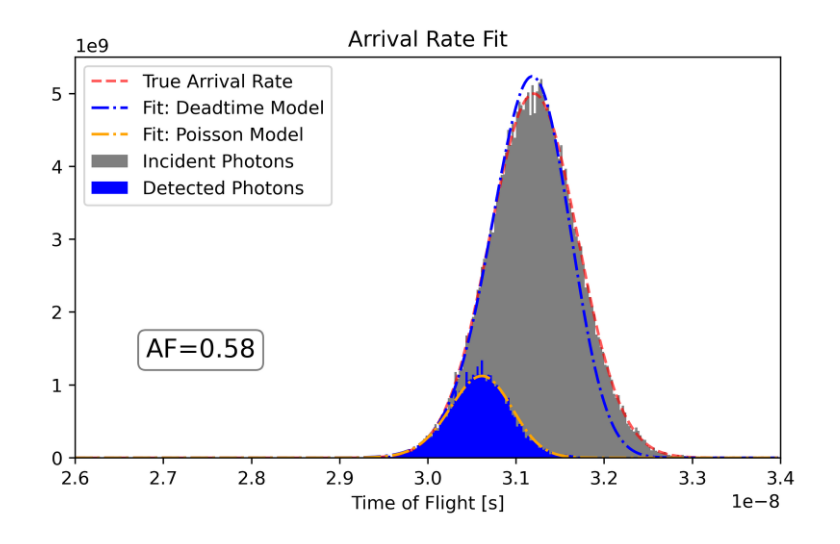
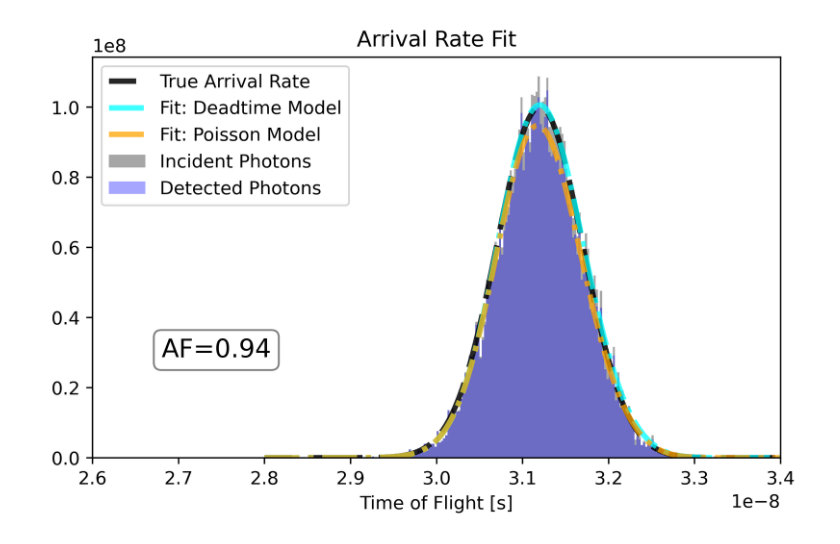
Before and after one commit to gkirchhoff32/ARSENL_backscatter_experiments, a Jupyter notebook: scripts/archived/poster_plots.ipynb, the cells around one changed output. Drawn from its saved outputs; the diff is of its cells as text; code cells hidden in the pictures.

Commit message:
changing contrast on plots for paper

```diff
--- a/scripts/archived/poster_plots.ipynb
+++ b/scripts/archived/poster_plots.ipynb
@@ -13,8 +13,8 @@ if dirLib not in sys.path:
 from load_ARSENL_data import set_binwidth
 # %%
 load_loc = r'C:\Users\Grant\OneDrive - UCB-O365\ARSENL\Experiments\Deadtime_Experiments\Figures\evaluation_loss\compare_deadtime_poisson'
-fname_dead = r'\deadtimeTruerho5.00E+03MHz_use_sim_True.pkl'
-fname_pois = r'\deadtimeFalserho5.00E+03MHz_use_sim_True.pkl'
+fname_dead = r'\deadtimeTruerho1.00E+02MHz_use_sim_True.pkl'
+fname_pois = r'\deadtimeFalserho1.00E+02MHz_use_sim_True.pkl'
 
 use_sim_data = True
 
@@ -78,38 +78,38 @@ if use_sim_data:
     binwidth = np.diff(bins)[0]
     N = n / binwidth / n_shots  # [Hz] Scaling counts to arrival rate
     center = 0.5 * (bins[:-1] + bins[1:])
-    ax.bar(center, N, align='center', width=binwidth, color='black', alpha=0.5, label='Incident Photons')
+    ax.bar(center, N, align='center', width=binwidth, color='black', alpha=0.35, label='Incident Photons')
 
-    ax.plot(t_fine, true_rho, '--', color='red', alpha=0.65, label='True Arrival Rate')
+    ax.plot(t_fine, true_rho, linestyle=(5, (10, 3)), color='black', linewidth=3, alpha=0.85, label='True Arrival Rate')
     n, bins = np.histogram(flight_time, bins=bin_array)
     binwidth = np.diff(bins)[0]
     N = n / binwidth / n_shots  # [Hz] Scaling counts to arrival rate
     center = 0.5 * (bins[:-1] + bins[1:])
-    ax.bar(center, N, align='center', width=binwidth, color='blue', label='Detected Photons')
+    ax.bar(center, N, align='center', width=binwidth, color='blue', alpha=0.35, label='Detected Photons')
 else:
     n, bins = np.histogram(flight_time, bins=bin_array)
     binwidth = np.diff(bins)[0]
     N = n / binwidth / n_shots  # [Hz] Scaling counts to arrival rate
     center = 0.5 * (bins[:-1] + bins[1:])
     ax.bar(center, N, align='center', width=binwidth, color='blue', alpha=0.5, label='Detected Photons')
 
 # Arrival rate fit
-ax.plot(t_fine, fit_rate_seg_dead, '-.', markersize=5, color='blue', label='Fit: Deadtime Model')
-ax.plot(t_fine, fit_rate_seg_pois, '-.', markersize=5, color='orange', label='Fit: Poisson Model')
+ax.plot(t_fine, fit_rate_seg_dead, '-.', color='cyan', alpha=0.75, linewidth=3, label='Fit: Deadtime Model')
+ax.plot(t_fine, fit_rate_seg_pois, '-.', color='orange', alpha=0.75, linewidth=3, label='Fit: Poisson Model')
 ax.set_title('Arrival Rate Fit')
 ax.set_xlabel('Time of Flight [s]')
 ax.set_xlim([2.6e-8, t_max])
 # ax.yaxis.set_major_formatter(FormatStrFormatter('%.0e'))
 # ax.set_ylabel('Photon Arrival Rate [Hz]')
 props = dict(boxstyle='round', facecolor='white', alpha=0.5)
 ax.text(0.1, 0.3, 'AF={:.2f}'.format(AF), transform=ax.transAxes, fontsize=14,
         verticalalignment='top', bbox=props)
 plt.tight_layout()
 plt.legend()
 
 save_dir = r'C:\Users\Grant\Downloads'
 save_plt_file = r'\{}.png'.format(fname_dead)
 fig.savefig(save_dir + save_plt_file)
 plt.show()
 # %% [output]
-[figure, old version]
+[figure, new version]
```
Also changed, not shown: 1 other file.
